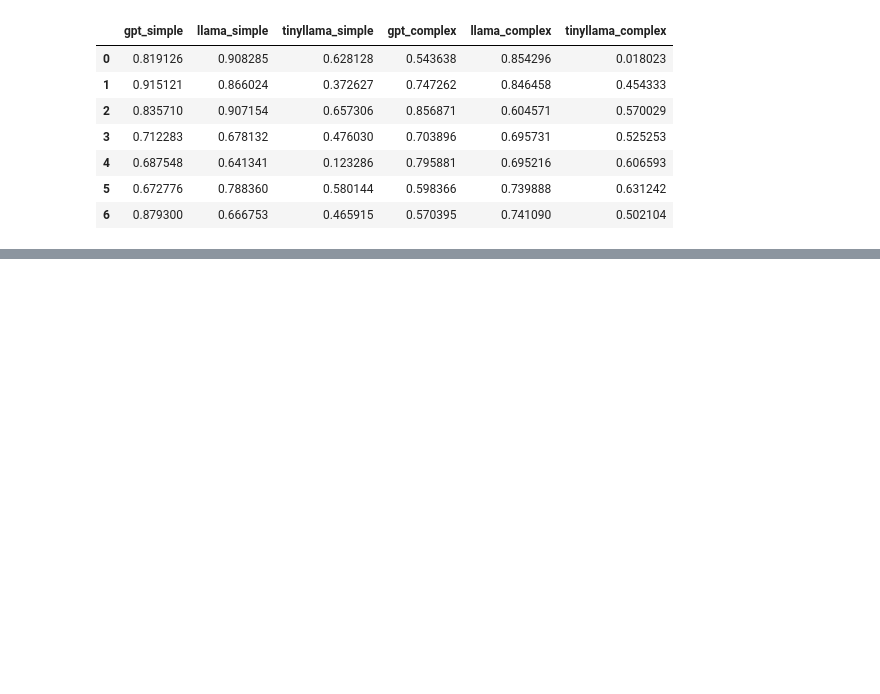
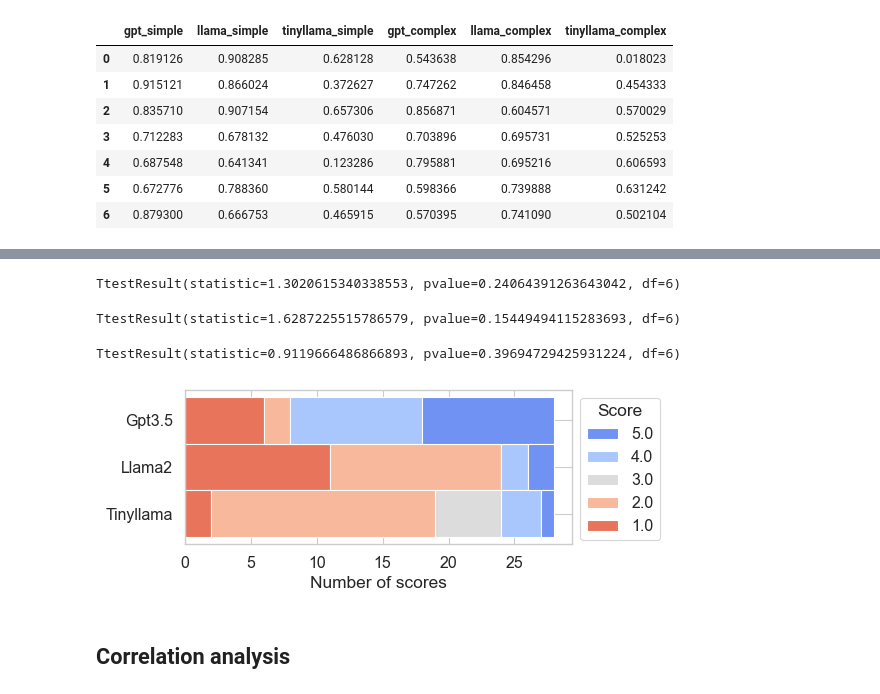
Before and after one commit to giordanoDaloisio/XQuantum, a Jupyter notebook: analysis.ipynb, the cells around one changed output, grey strips where cells are left out. Drawn from its saved outputs; the diff is of its cells as text; code cells hidden in the pictures; blank space fills up the shorter version.

Commit message:
add rq4 results

```diff
--- a/analysis.ipynb
+++ b/analysis.ipynb
@@ -10,3 +10,4 @@ from cliffs_delta import cliffs_delta
 sns.set_theme(style="whitegrid", context="paper", font_scale=1.3)
 # %%
 res = pd.read_csv("results.csv", sep=";", header=None)
+res2 = pd.read_csv("rq4_eval.csv", sep=";", header=None)
@@ -20,6 +33,15 @@ res_t["Score4"] = res_t["Score4"].astype(float)
 
 res_t["Score"] = res_t[["Score1", "Score2", "Score3", "Score4"]].mean(axis=1)
 res_t["Prompt"] = res_t["Prompt"].str.strip()
+# %%
+res2_t = res2.drop(columns=[0, 1]).T
+res2_t.columns = ["Model", "Score1", "Score2", "Score3", "Score4"]
+res2_t["Score1"] = res2_t["Score1"].astype(float)
+res2_t["Score2"] = res2_t["Score2"].astype(float)
+res2_t["Score3"] = res2_t["Score3"].astype(float)
+res2_t["Score4"] = res2_t["Score4"].astype(float)
+
+res2_t["Score"] = res2_t[["Score1", "Score2", "Score3", "Score4"]].mean(axis=1)
 # %% [markdown]
 ## Krippendorff alpha
 # %%
@@ -925,0 +993,41 @@ similarity.round(2).to_latex("tables/similarity.tex", float_format="%.2f")
+# %%
+stats.ttest_rel(gpt["Score"], llama["Score"])
+# %% [output]
+TtestResult(statistic=1.3020615340338553, pvalue=0.24064391263643042, df=6)
+# %%
+stats.ttest_rel(gpt["Score"], tiny["Score"])
+# %% [output]
+TtestResult(statistic=1.6287225515786579, pvalue=0.15449494115283693, df=6)
+# %%
+stats.ttest_rel(llama["Score"], tiny["Score"])
+# %% [output]
+TtestResult(statistic=0.9119666486866893, pvalue=0.39694729425931224, df=6)
+# %%
+count = res2_t.drop(columns="Score").melt(
+    id_vars=["Model"],
+    value_vars=["Score1", "Score2", "Score3", "Score4"],
+    var_name="Score_type",
+    value_name="Score",
+)
+# %%
+count['Score'] = count['Score'].astype(str)
+# %%
+fig, ax = plt.subplots(figsize=(5, 2))
+ax = sns.histplot(
+    data=count,
+    y="Model",
+    hue="Score",
+    multiple="stack",
+    palette="coolwarm",
+    hue_order=["5.0", "4.0", "3.0", "2.0", "1.0"],
+    alpha=1,
+)
+ax.set(xlabel="Number of scores", ylabel="")
+ax.yaxis.set_ticklabels(["Gpt3.5", "Llama2", "Tinyllama"])
+sns.move_legend(ax, "upper left", bbox_to_anchor=(1, 1))
+# plt.savefig("figures/rq1_dist.pdf", bbox_inches="tight")
+plt.show()
+# %% [output]
+[figure, added]
+# %% [markdown]
+## Correlation analysis
```
Also changed, not shown: parts of 22 cells of this notebook, 4 other files.
